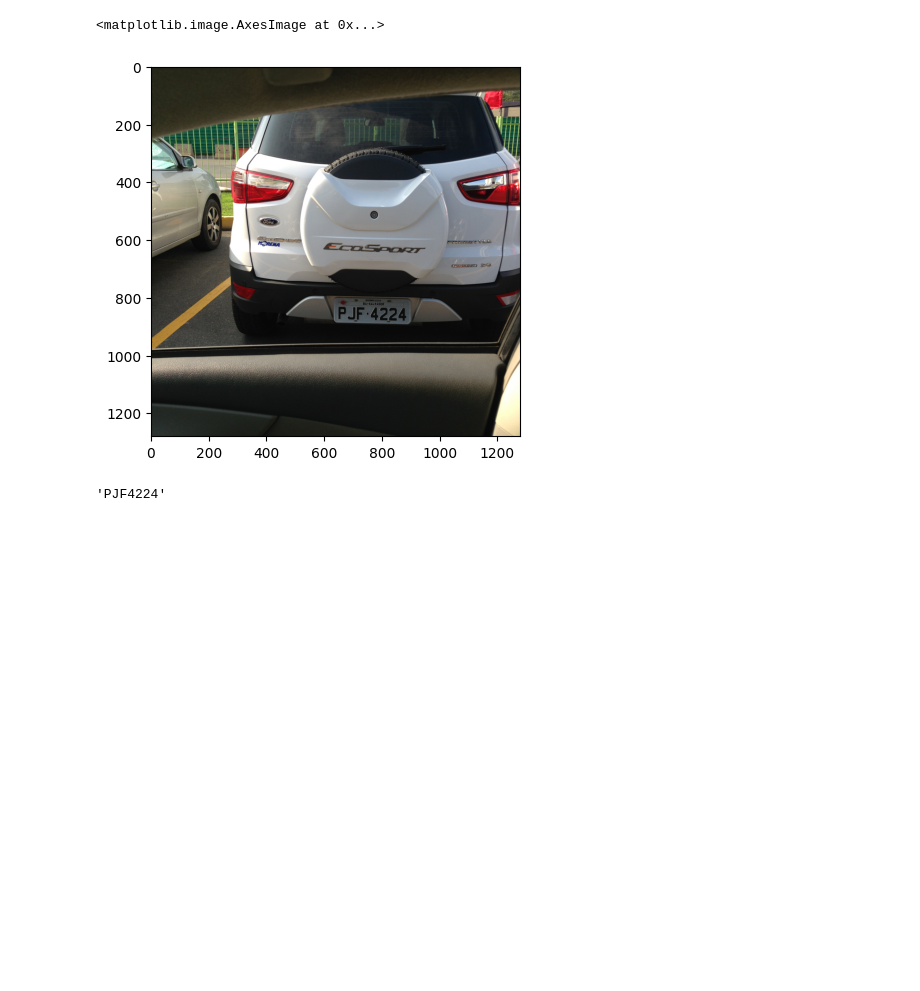
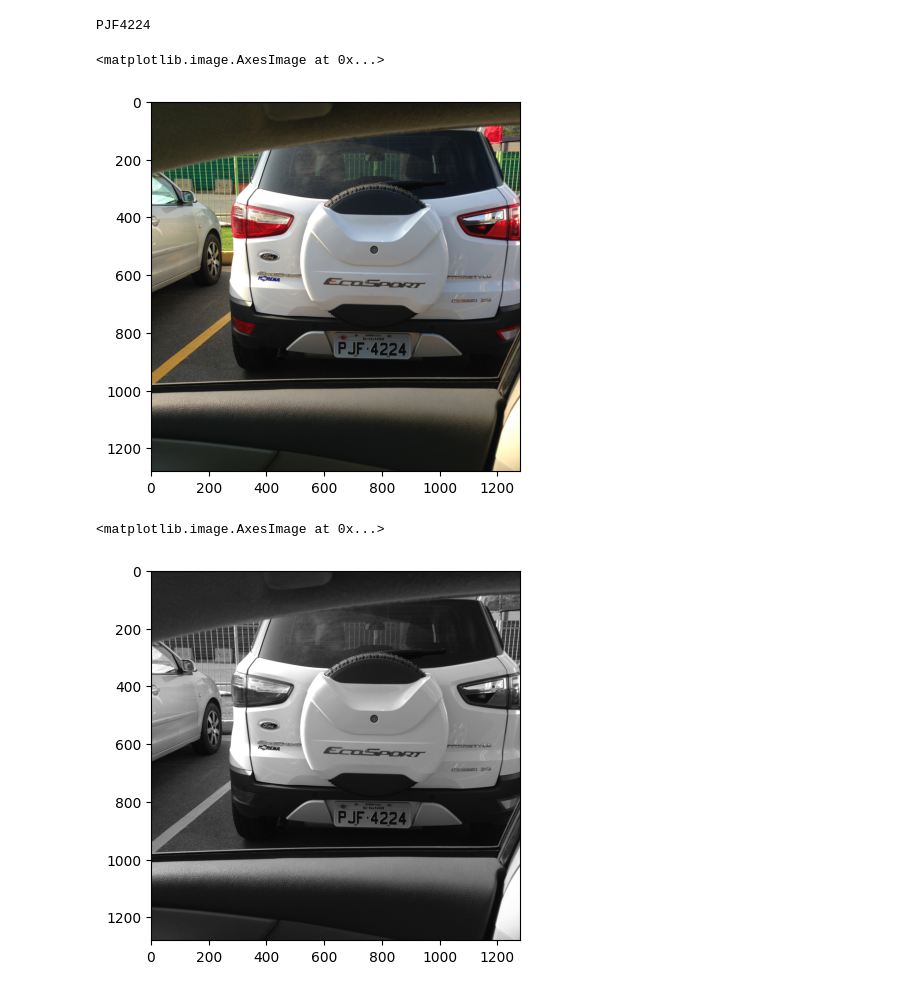
Before and after one commit to SimpleANPR/anpr, a Jupyter notebook: dataset.ipynb, the cells around one changed output. Drawn from its saved outputs; the diff is of its cells as text; code cells hidden in the pictures; blank space fills up the shorter version.

```diff
--- a/dataset.ipynb
+++ b/dataset.ipynb
@@ -12,9 +8,14 @@ To: /home/moesiof/.cache/gdown/tmpnnw_10_r/dl
 # %%
-plt.imshow(ds.image_at(100).image)
+img = ds.image_at(100)
+print(img.plate_text)
+plt.imshow(img.image)
 # %% [output]
-<matplotlib.image.AxesImage at 0x...>
+PJF4224
+<matplotlib.image.AxesImage at 0x...>
 [figure]
-# %%
-ds.image_at(100).plate_text
-# %% [output]
-'PJF4224'
+# %%
+plt.imshow(GrayScale(cv2.COLOR_RGB2GRAY).process(img.image),
+           cmap='gray')
+# %% [output]
+<matplotlib.image.AxesImage at 0x...>
+[figure, added]
```
Also changed, not shown: parts of 2 cells of this notebook.
